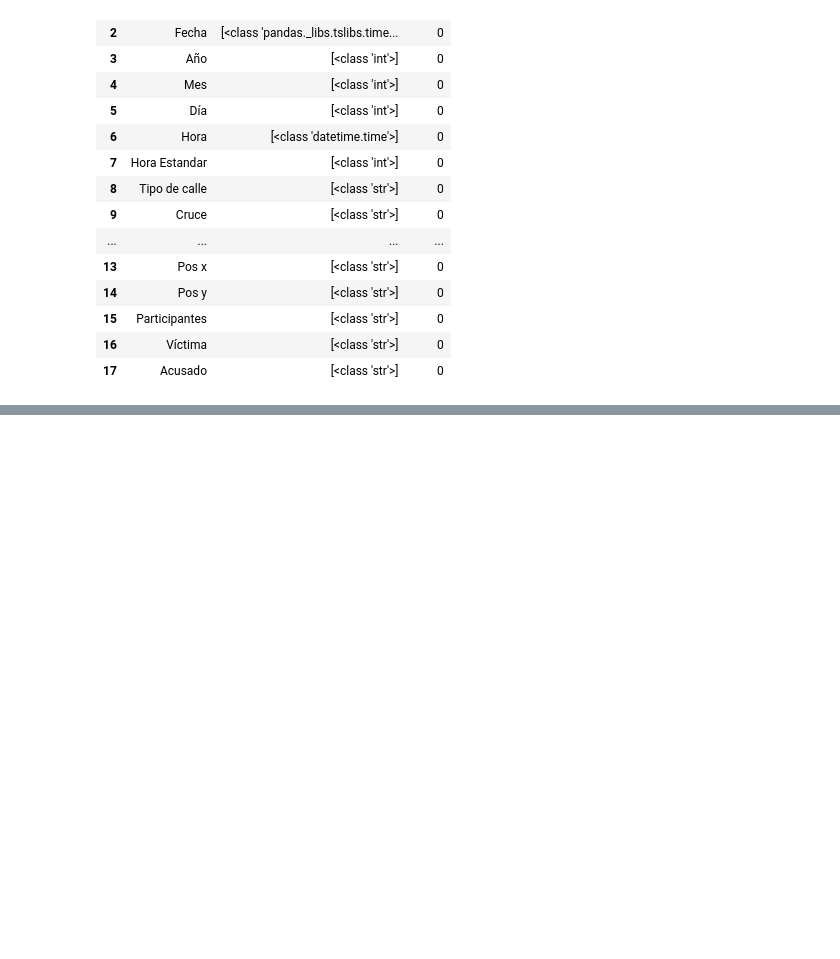
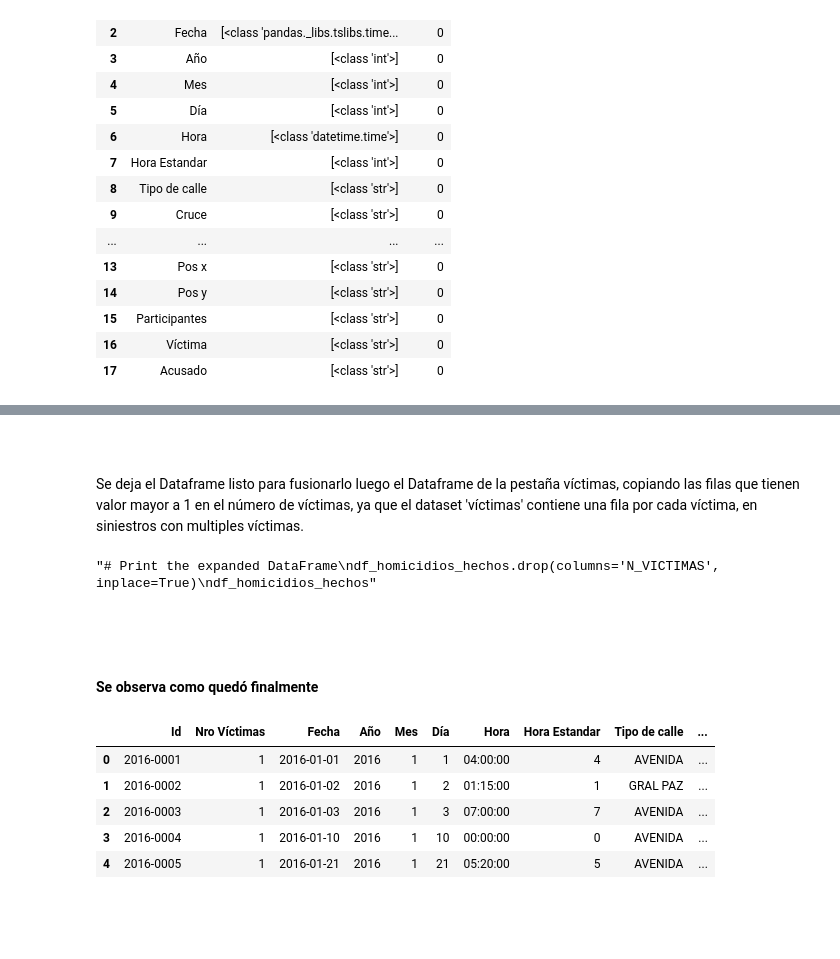
Before and after one commit to SebitaElGordito/PI_02_siniestros_viales, a Jupyter notebook: ETL y EDA.ipynb, the cells around one changed output, grey strips where cells are left out. Saved outputs shown, nothing was run; the diff lists cells and outputs as text; code cells hidden in the pictures; blank space fills up the shorter version.

```diff
--- a/ETL y EDA.ipynb
+++ b/ETL y EDA.ipynb
@@ -263,3 +319,51 @@ df_info
+# %%
+# Se elimina la columna 'XY (CABA)'
+df_homicidios_hechos = df_homicidios_hechos.drop(['XY (CABA)'], axis=1)
+
+# Se reemplazan los valores faltantes por 0
+df_homicidios_hechos['Pos x'] = df_homicidios_hechos['Pos x'].replace('.', 0)
+df_homicidios_hechos['Pos y'] = df_homicidios_hechos['Pos y'].replace('.', 0)
+# %% [markdown]
+<br>
+<br>
+
+Se deja el Dataframe listo para fusionarlo luego el Dataframe de la pestaña víctimas, copiando las filas que tienen valor mayor a 1 en el número de víctimas, ya que el dataset 'víctimas' contiene una fila por cada víctima, en siniestros con multiples víctimas.
+# %%
+# Se crea un nuevo Dataframe que contiene filas adicionales en caso de que haya mas de 1 víctima
+filas_expandidas = []
+
+for index, row in df_homicidios_hechos.iterrows():
+    n_victimas = row['Nro Víctimas']
+
+    if n_victimas > 1:
+        filas_adicionales = pd.DataFrame([row] * (n_victimas - 1))
+
+        # Se agregan las filas adicionales
+        filas_expandidas.append(filas_adicionales)
+
+# Se concatena el Dataframe original con el que tiene las filas adicionales
+df_homicidios_hechos = pd.concat([df_homicidios_hechos] + filas_expandidas, ignore_index=True)
+
+"""# Print the expanded DataFrame
+df_homicidios_hechos.drop(columns='N_VICTIMAS', inplace=True)
+df_homicidios_hechos"""
+# %% [output]
+"# Print the expanded DataFrame\ndf_homicidios_hechos.drop(columns='N_VICTIMAS', inplace=True)\ndf_homicidios_hechos"
+# %% [markdown]
+<br>
+<br>
+
+#### Se observa como quedó finalmente
+# %%
+# Se imprimen en pantalla las primeras filas
+df_homicidios_hechos.head()
+# %% [output]
+|  | Id | Nro Víctimas | Fecha | Año | Mes | Día | Hora | Hora Estandar | Tipo de calle | ... |
+| 0 | 2016-0001 | 1 | 2016-01-01 | 2016 | 1 | 1 | 04:00:00 | 4 | AVENIDA | ... |
+| 1 | 2016-0002 | 1 | 2016-01-02 | 2016 | 1 | 2 | 01:15:00 | 1 | GRAL PAZ | ... |
+| 2 | 2016-0003 | 1 | 2016-01-03 | 2016 | 1 | 3 | 07:00:00 | 7 | AVENIDA | ... |
+| 3 | 2016-0004 | 1 | 2016-01-10 | 2016 | 1 | 10 | 00:00:00 | 0 | AVENIDA | ... |
+| 4 | 2016-0005 | 1 | 2016-01-21 | 2016 | 1 | 21 | 05:20:00 | 5 | AVENIDA | ... |
 # %% [markdown]
 <br>
 <br>
```
Also changed, not shown: parts of 15 cells of this notebook.
